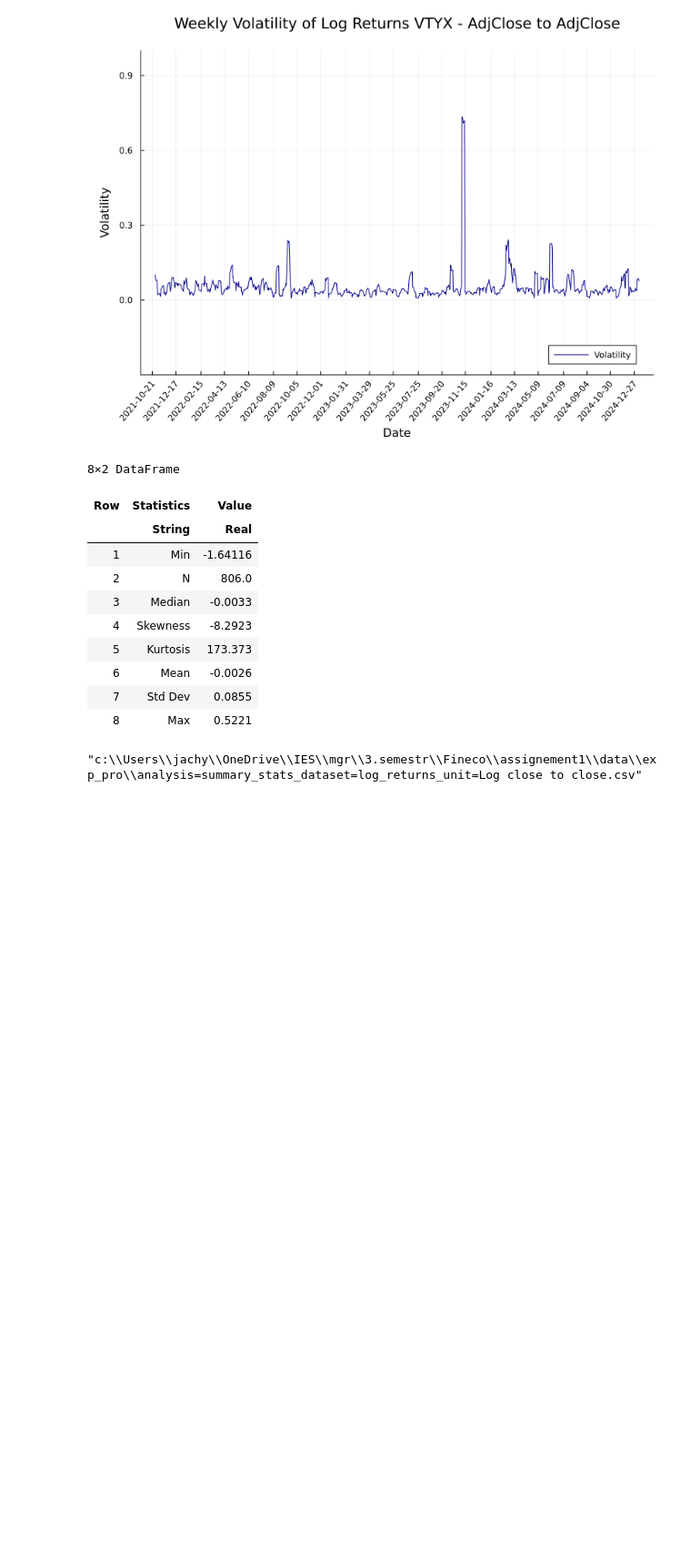
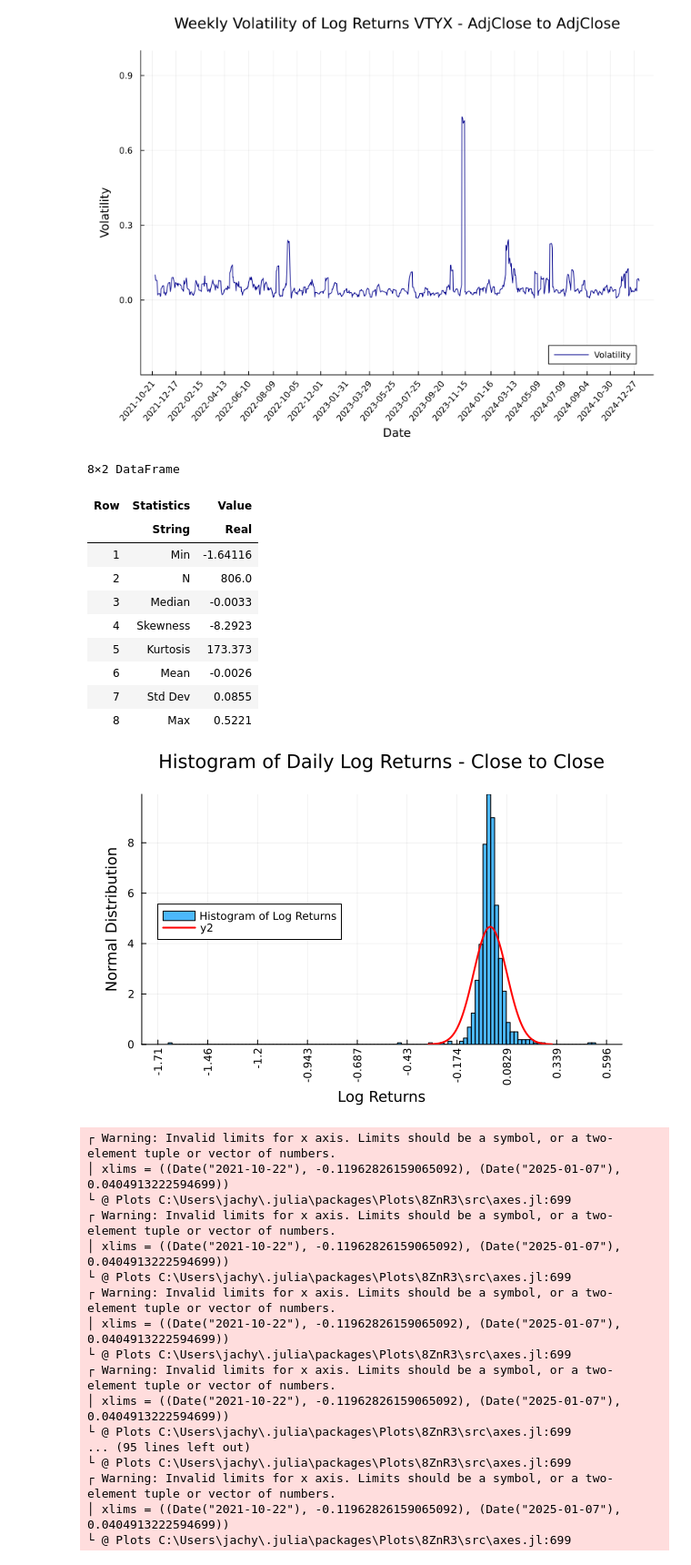
Before and after one commit to redeemerofyours/assignement1-Finecox, a Jupyter notebook: Pokus o Julii.ipynb, the cells around one changed output. Shown at 91% size. Saved outputs shown, nothing was run; the diff lists cells and outputs as text; code cells hidden in the pictures; blank space fills up the shorter version.

Commit message:
Histogram of log_returns created.

```diff
--- a/Pokus o Julii.ipynb
+++ b/Pokus o Julii.ipynb
@@ -231,13 +236,62 @@ summary_table = create_summary_statistics(log_returns)
 | 7 | Std Dev | 0.0855 |
 | 8 | Max | 0.5221 |
 # %%
-data_config = Dict(
-    :dataset => "log_returns",
-    :analysis => "summary_stats",
-    :unit => "Log close to close"
-)
-
-filename = savename(data_config, "csv")
-filepath = datadir("exp_pro", filename)
+filepath = datadir("exp_pro", "log_returns_summary.csv")
+safesave(filepath, summary_table)
-# %% [output]
-"c:\\Users\\jachy\\OneDrive\\IES\\mgr\\3.semestr\\Fineco\\assignement1\\data\\exp_pro\\analysis=summary_stats_dataset=log_returns_unit=Log close to close.csv"
+# %%
+μ = mean(log_returns)
+σ = std(log_returns)
+μ = values(μ)[1]
+σ = values(σ)[1]
+
+min_val = μ - 20*σ
+max_val = μ + 7*σ
+
+fitted_dist = Distributions.Normal(μ,σ)
+
+tick_locations = range(min_val, max_val, length=10)
+tick_labels = [string(round(loc, sigdigits=3)) for loc in tick_locations]
+
+hist = histogram(
+    log_returns,
+    bins = :auto,
+    normalize = :pdf,
+    title = "Histogram of Daily Log Returns - Close to Close",
+    xlabel = "Log Returns",
+    ylabel = "pdf",
+    label = "Histogram of Log Returns",
+    legend = false,
+    fillalpha = 0.7,
+    xticks = (tick_locations, tick_labels),
+    xrotation = 90,
+    bottom_margin = 20px,
+    left_margin = 20px,
+    top_margin = 20px
+    )
+    plot!(
+    fitted_dist,
+    linewidth = 2,
+    linecolor = :red,
+    xlims = extrema(log_returns),
+    ylabel = "Normal Distribution",
+    legend = :left
+)
+# %% [output]
+[figure, added]
+┌ Warning: Invalid limits for x axis. Limits should be a symbol, or a two-element tuple or vector of numbers.
+│ xlims = ((Date("2021-10-22"), -0.11962826159065092), (Date("2025-01-07"), 0.0404913222594699))
+└ @ Plots C:\Users\jachy\.julia\packages\Plots\8ZnR3\src\axes.jl:699
+┌ Warning: Invalid limits for x axis. Limits should be a symbol, or a two-element tuple or vector of numbers.
+│ xlims = ((Date("2021-10-22"), -0.11962826159065092), (Date("2025-01-07"), 0.0404913222594699))
+└ @ Plots C:\Users\jachy\.julia\packages\Plots\8ZnR3\src\axes.jl:699
+┌ Warning: Invalid limits for x axis. Limits should be a symbol, or a two-element tuple or vector of numbers.
+│ xlims = ((Date("2021-10-22"), -0.11962826159065092), (Date("2025-01-07"), 0.0404913222594699))
+└ @ Plots C:\Users\jachy\.julia\packages\Plots\8ZnR3\src\axes.jl:699
+┌ Warning: Invalid limits for x axis. Limits should be a symbol, or a two-element tuple or vector of numbers.
+│ xlims = ((Date("2021-10-22"), -0.11962826159065092), (Date("2025-01-07"), 0.0404913222594699))
+└ @ Plots C:\Users\jachy\.julia\packages\Plots\8ZnR3\src\axes.jl:699
+... (95 lines left out)
+└ @ Plots C:\Users\jachy\.julia\packages\Plots\8ZnR3\src\axes.jl:699
+┌ Warning: Invalid limits for x axis. Limits should be a symbol, or a two-element tuple or vector of numbers.
+│ xlims = ((Date("2021-10-22"), -0.11962826159065092), (Date("2025-01-07"), 0.0404913222594699))
+└ @ Plots C:\Users\jachy\.julia\packages\Plots\8ZnR3\src\axes.jl:699
```
Also changed, not shown: parts of 9 cells of this notebook, 2 other files.
